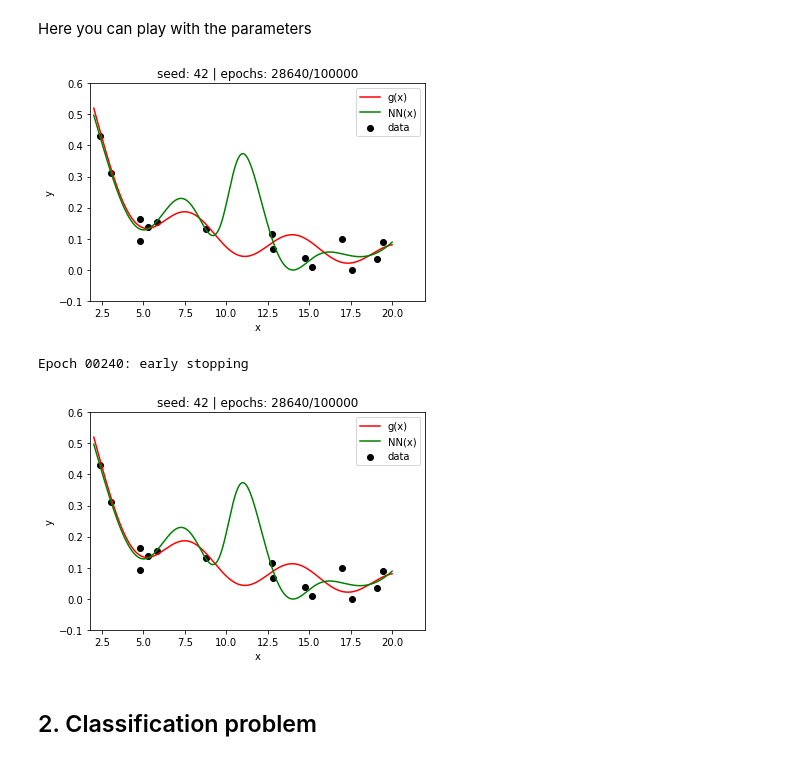
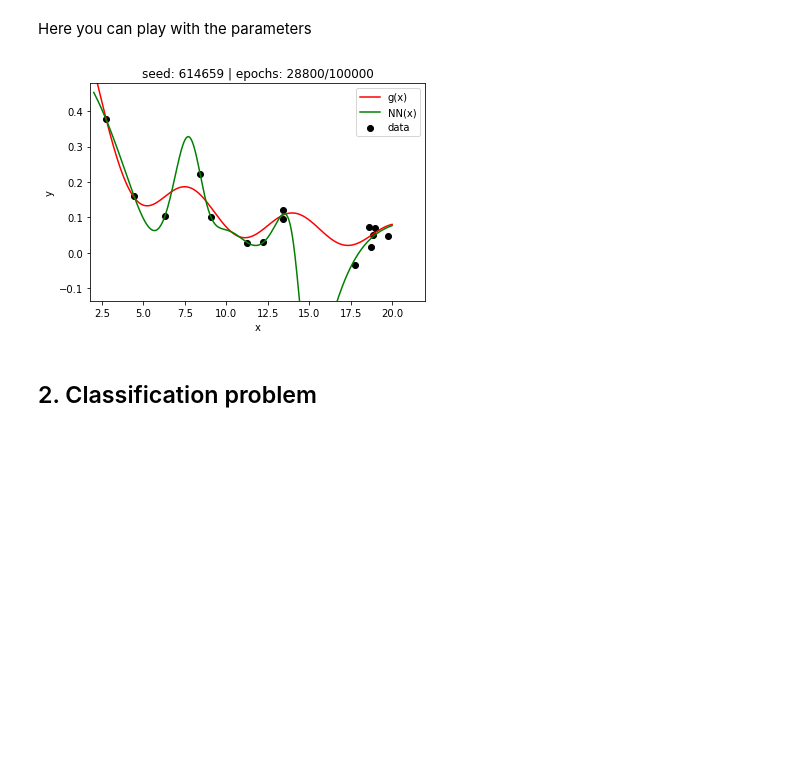
Before and after one commit to andreacini/ml-19-20, a Jupyter notebook: XX_nn_demo.ipynb, the cells around one changed output. Drawn from its saved outputs; the diff is of its cells as text; code cells hidden in the pictures; blank space fills up the shorter version.

```diff
--- a/XX_nn_demo.ipynb
+++ b/XX_nn_demo.ipynb
@@ -73,7 +71,7 @@ def run_regression_demo(rang, sigma, neurons, patience):
     ax.set_xlabel("x")
     ax.set_ylabel("y")
     ax.set_xlim([rang[0]*.9, rang[1]*1.1])
-    ax.set_ylim([-.1, .6])
+    ax.set_ylim([min([0, y_data.min()])-.1, min([.6, y_data.max()+.1])])
     y_pred = model.predict(normalize(x_true))
     line=ax.plot(x_true, y_pred, c="g", label="NN(x)")[0]
     ax.legend(loc='upper right')
@@ -101,26 +99,25 @@ Here you can play with the parameters
 # %%
 # Regression problem
 N = 15                 # num datapoints
 SIGMA = 0.03           # noise std
 RANGE = [2., 20.]      # range of function g(x)
 def g(x):              # true function
     return (x**2) / (x**3 + 1) + np.sin(x) / (x+10)
 
 # Regressor
-NEURONS = 20           # num neurons
+NEURONS = 5            # num neurons
 PATIENCE = 40          # patience early stopping
 EPOCHS_MAX = 1e5       # max num training epochs
 
 # Plot
 epochs_per_iter = 400  # update plot every...
 
-seed = 42
+#seed = 42
+seed = np.random.randint(1000000)
 np.random.seed(seed)
 run_regression_demo(rang=RANGE, sigma=SIGMA, neurons=NEURONS, patience=PATIENCE)
 # %% [output]
-[figure, old version]
+[figure, new version]
-Epoch 00240: early stopping
-[figure, removed]
 # %% [markdown]
 ## 2. Classification problem
 # %%
```
Also changed, not shown: parts of 1 cell of this notebook.
